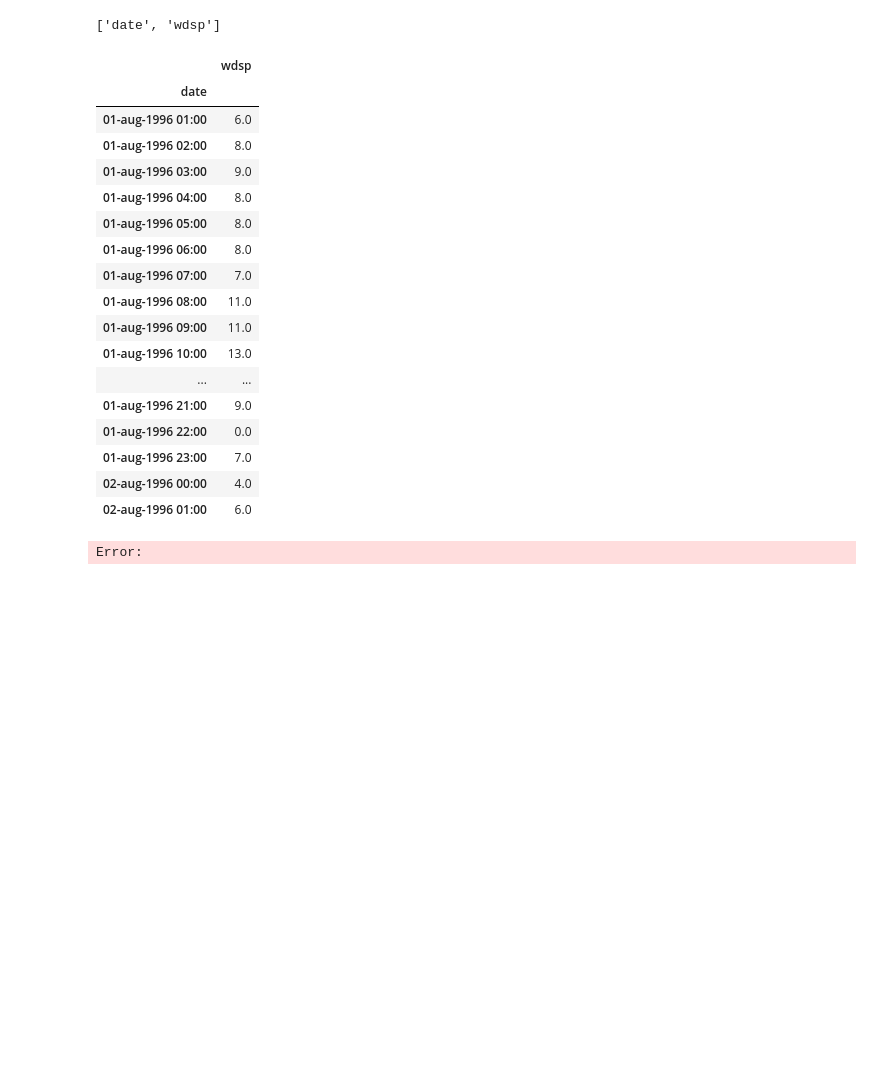
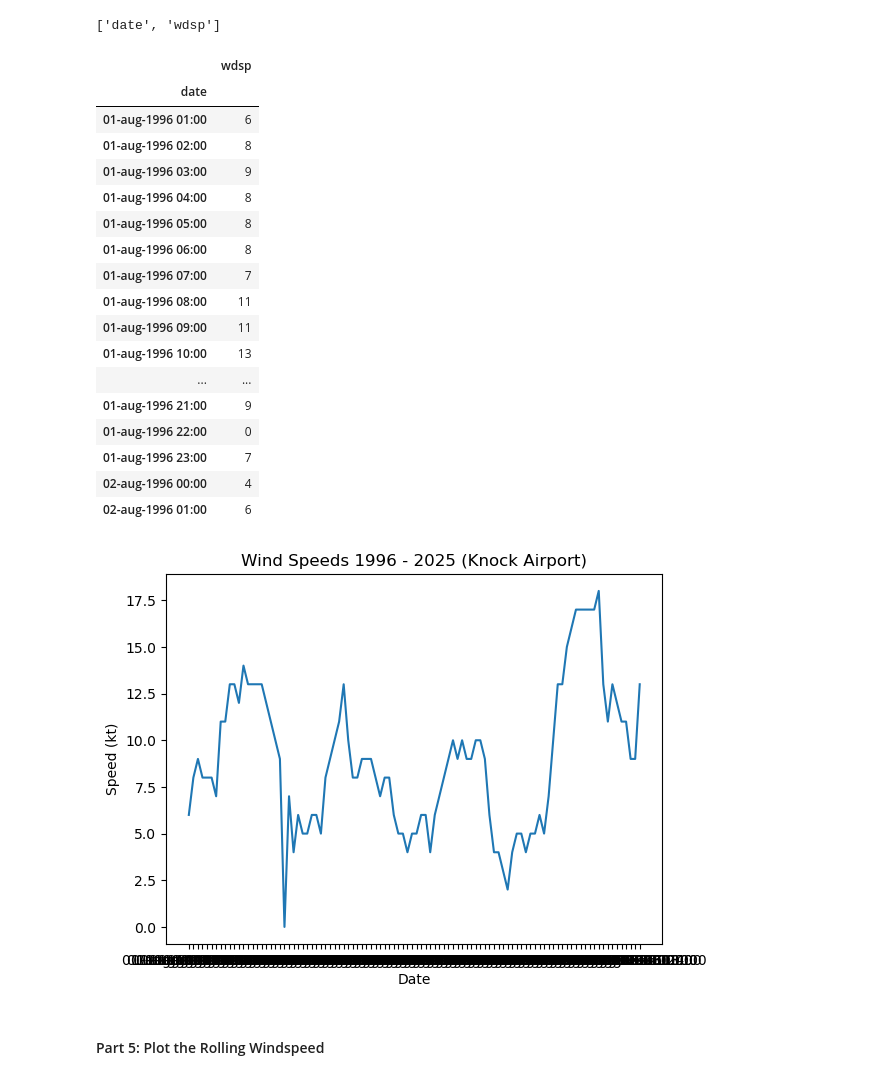
Before and after one commit to callagg2/PFDA, a Jupyter notebook: assignments/assignment_6_Weather.ipynb, the cells around one changed output. Drawn from its saved outputs; the diff is of its cells as text; code cells hidden in the pictures; blank space fills up the shorter version.

Commit message:
part of assignment6

```diff
--- a/assignments/assignment_6_Weather.ipynb
+++ b/assignments/assignment_6_Weather.ipynb
@@ -461,45 +461,53 @@ df.to_csv("windspeed_for_Knock.csv")
 
 #df.interpolate()
 
-#df["wdsp"] = df["wdsp"].astype(int)
+
 #df=df["wdsp"].fillna(method="ffill")
 
 # handle missing data for a dataframe of datatype object
 # I deally we would interpolate between the figures both sides of a missing data but our column is of type object not int or float
 df['wdsp'] = pd.to_numeric(df['wdsp'], errors='coerce').fillna(0)
+df["wdsp"] = df["wdsp"].astype(int)
 
 df.head(25)
 #df['wdsp'].interpolate()
 # %% [output]
 |  | wdsp |
 | date |  |
-| 01-aug-1996 01:00 | 6.0 |
-| 01-aug-1996 02:00 | 8.0 |
-| 01-aug-1996 03:00 | 9.0 |
-| 01-aug-1996 04:00 | 8.0 |
-| 01-aug-1996 05:00 | 8.0 |
-| 01-aug-1996 06:00 | 8.0 |
-| 01-aug-1996 07:00 | 7.0 |
-| 01-aug-1996 08:00 | 11.0 |
-| 01-aug-1996 09:00 | 11.0 |
-| 01-aug-1996 10:00 | 13.0 |
+| 01-aug-1996 01:00 | 6 |
+| 01-aug-1996 02:00 | 8 |
+| 01-aug-1996 03:00 | 9 |
+| 01-aug-1996 04:00 | 8 |
+| 01-aug-1996 05:00 | 8 |
+| 01-aug-1996 06:00 | 8 |
+| 01-aug-1996 07:00 | 7 |
+| 01-aug-1996 08:00 | 11 |
+| 01-aug-1996 09:00 | 11 |
+| 01-aug-1996 10:00 | 13 |
 | ... | ... |
-| 01-aug-1996 21:00 | 9.0 |
-| 01-aug-1996 22:00 | 0.0 |
-| 01-aug-1996 23:00 | 7.0 |
-| 02-aug-1996 00:00 | 4.0 |
-| 02-aug-1996 01:00 | 6.0 |
+| 01-aug-1996 21:00 | 9 |
+| 01-aug-1996 22:00 | 0 |
+| 01-aug-1996 23:00 | 7 |
+| 02-aug-1996 00:00 | 4 |
+| 02-aug-1996 01:00 | 6 |
-Error:
 # %%
+
 # Plotting the windspeed.
 
-# We use numpy to create two arrays, one for our dates and the other for our mean daily temperatures
-x = np.array(df.index)
-y = np.array(df)
+# We use numpy to create two arrays, one for our dates and the other for windspeed
+# Because it takes a long time to render out the graph over the whole period,
+# I'm going to take a subset of the period
+df_sample =df.iloc[0:100]
+x = np.array(df_sample.index)
+y = np.array(df_sample["wdsp"])
 
 plt.xlabel("Date")
 plt.ylabel("Speed (kt)")
 plt.title("Wind Speeds 1996 - 2025 (Knock Airport)")
 
 plt.plot(x,y)
 plt.show()
+# %% [output]
+[figure, added]
+# %% [markdown]
+#### Part 5: Plot the Rolling Windspeed
```
Also changed, not shown: parts of 13 cells of this notebook, 1 other file.
